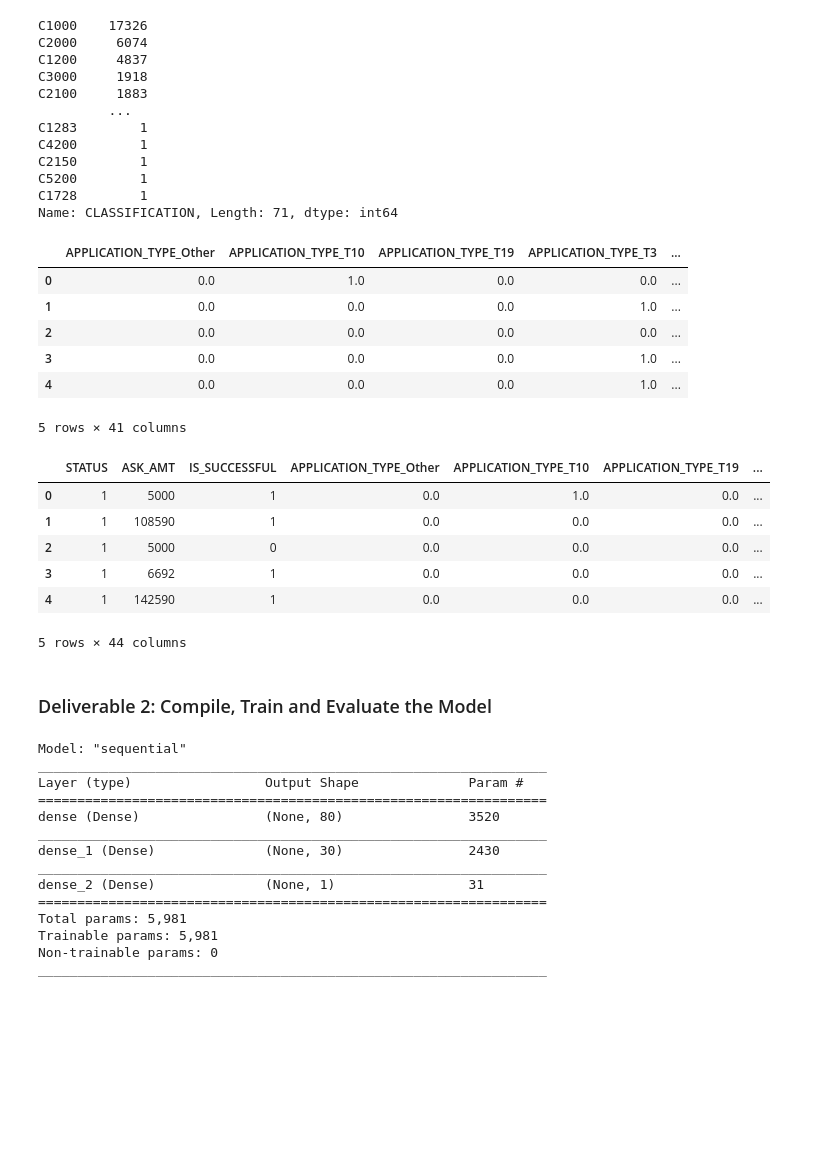
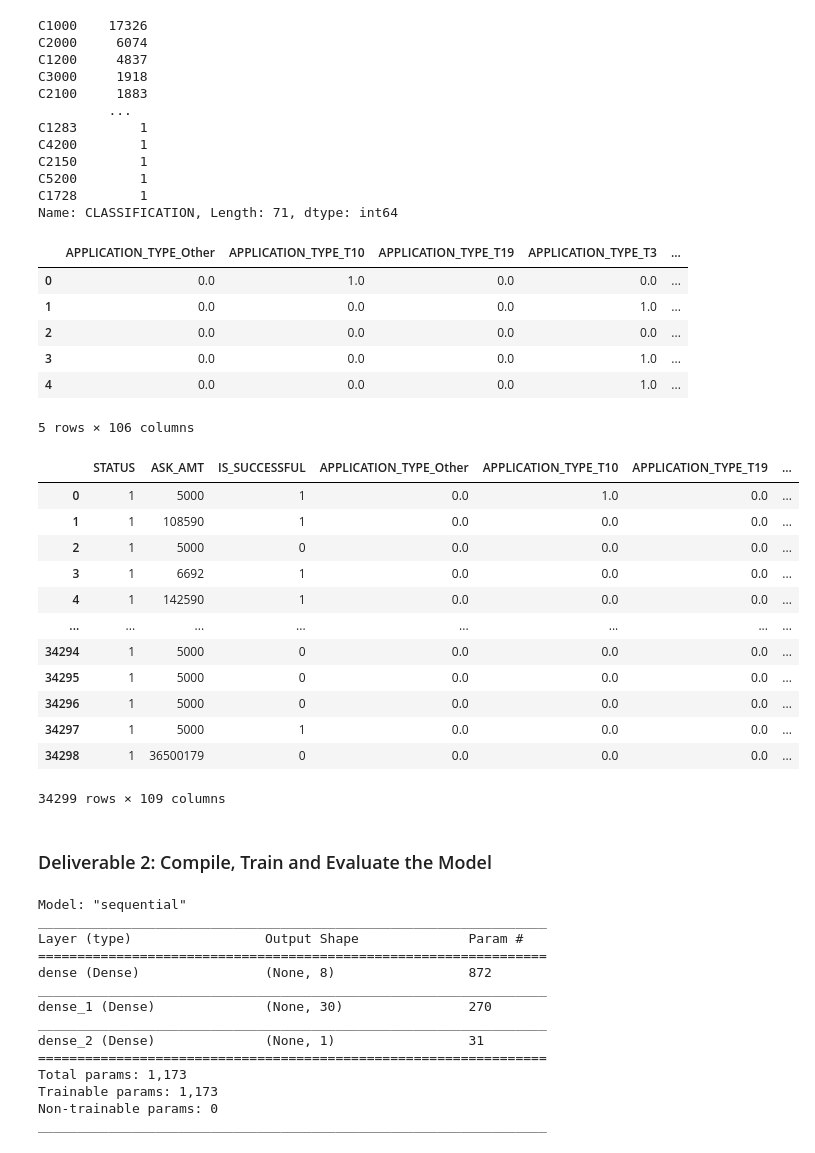
Before and after one commit to carolinacraus/Neural_Network_Charity_Analysis, a Jupyter notebook: AlphabetSoupCharity.ipynb, the cells around one changed output. Cells and saved outputs as stored; diff of their text form; code cells hidden in the pictures; blank space fills up the shorter version.

```diff
--- a/AlphabetSoupCharity.ipynb
+++ b/AlphabetSoupCharity.ipynb
@@ -67,8 +67,7 @@ app_type_counts.plot.density()
 [figure]
 # %%
 # Determine which values to replace if counts are less than ...?
-#  YOUR CODE GOES HERE
-
+replace_application = list(app_type_counts[app_type_counts < 500].index)
 # Replace in dataframe
 for app in replace_application:
     application_df.APPLICATION_TYPE = application_df.APPLICATION_TYPE.replace(app,"Other")
@@ -133,16 +133,16 @@ C1728        1
 Name: CLASSIFICATION, Length: 71, dtype: int64
 # %%
 # Generate our categorical variable lists
-#  YOUR CODE GOES HERE
+app_cat = ['APPLICATION_TYPE', 'AFFILIATION', 'CLASSIFICATION', 'USE_CASE', 'ORGANIZATION', 'INCOME_AMT', 'SPECIAL_CONSIDERATIONS']
 # %%
 # Create a OneHotEncoder instance
 enc = OneHotEncoder(sparse=False)
 
 # Fit and transform the OneHotEncoder using the categorical variable list
-#  YOUR CODE GOES HERE
+encode_df = pd.DataFrame(enc.fit_transform(application_df[app_cat]))
 
 # Add the encoded variable names to the dataframe
-encode_df.columns = enc.get_feature_names(application_cat)
+encode_df.columns = enc.get_feature_names(app_cat)
 encode_df.head()
 # %% [output]
 |  | APPLICATION_TYPE_Other | APPLICATION_TYPE_T10 | APPLICATION_TYPE_T19 | APPLICATION_TYPE_T3 | ... |
@@ -151,17 +151,24 @@ encode_df.head()
 | 2 | 0.0 | 0.0 | 0.0 | 0.0 | ... |
 | 3 | 0.0 | 0.0 | 0.0 | 1.0 | ... |
 | 4 | 0.0 | 0.0 | 0.0 | 1.0 | ... |
-5 rows × 41 columns
+5 rows × 106 columns
 # %%
 # Merge one-hot encoded features and drop the originals
-#  YOUR CODE GOES HERE
+application_df = application_df.merge(encode_df, left_index = True, right_index = True).drop(columns = app_cat, axis = 1)
+application_df
 # %% [output]
 |  | STATUS | ASK_AMT | IS_SUCCESSFUL | APPLICATION_TYPE_Other | APPLICATION_TYPE_T10 | APPLICATION_TYPE_T19 | ... |
 | 0 | 1 | 5000 | 1 | 0.0 | 1.0 | 0.0 | ... |
 | 1 | 1 | 108590 | 1 | 0.0 | 0.0 | 0.0 | ... |
 | 2 | 1 | 5000 | 0 | 0.0 | 0.0 | 0.0 | ... |
 | 3 | 1 | 6692 | 1 | 0.0 | 0.0 | 0.0 | ... |
 | 4 | 1 | 142590 | 1 | 0.0 | 0.0 | 0.0 | ... |
+| ... | ... | ... | ... | ... | ... | ... | ... |
+| 34294 | 1 | 5000 | 0 | 0.0 | 0.0 | 0.0 | ... |
+| 34295 | 1 | 5000 | 0 | 0.0 | 0.0 | 0.0 | ... |
+| 34296 | 1 | 5000 | 0 | 0.0 | 0.0 | 0.0 | ... |
+| 34297 | 1 | 5000 | 1 | 0.0 | 0.0 | 0.0 | ... |
+| 34298 | 1 | 36500179 | 0 | 0.0 | 0.0 | 0.0 | ... |
-5 rows × 44 columns
+34299 rows × 109 columns
 # %%
 # Split our preprocessed data into our features and target arrays
@@ -183,18 +190,19 @@ X_test_scaled = X_scaler.transform(X_test)
 ### Deliverable 2: Compile, Train and Evaluate the Model
 # %%
 # Define the model - deep neural net, i.e., the number of input features and hidden nodes for each layer.
-#  YOUR CODE GOES HERE
+num_input_features = len(X_train_scaled[0])
+nodes_hidden_layer1 = 8
+nodes_hidden_layer2 = 30
 
 nn = tf.keras.models.Sequential()
 
 # First hidden layer
-#  YOUR CODE GOES HERE
-
+nn.add(tf.keras.layers.Dense(units = nodes_hidden_layer1, activation = "relu", input_dim = num_input_features))
 # Second hidden layer
-#  YOUR CODE GOES HERE
+nn.add(tf.keras.layers.Dense(units = nodes_hidden_layer2, activation = "relu"))
 
 # Output layer
-#  YOUR CODE GOES HERE
+nn.add(tf.keras.layers.Dense(units = 1, activation = "sigmoid"))
 
 # Check the structure of the model
 nn.summary()
@@ -203,13 +211,13 @@ Model: "sequential"
 _________________________________________________________________
 Layer (type)                 Output Shape              Param #
 =================================================================
-dense (Dense)                (None, 80)                3520
+dense (Dense)                (None, 8)                 872
 _________________________________________________________________
-dense_1 (Dense)              (None, 30)                2430
+dense_1 (Dense)              (None, 30)                270
 _________________________________________________________________
 dense_2 (Dense)              (None, 1)                 31
 =================================================================
-Total params: 5,981
-Trainable params: 5,981
+Total params: 1,173
+Trainable params: 1,173
 Non-trainable params: 0
 _________________________________________________________________
```
Also changed, not shown: parts of 9 cells of this notebook.
